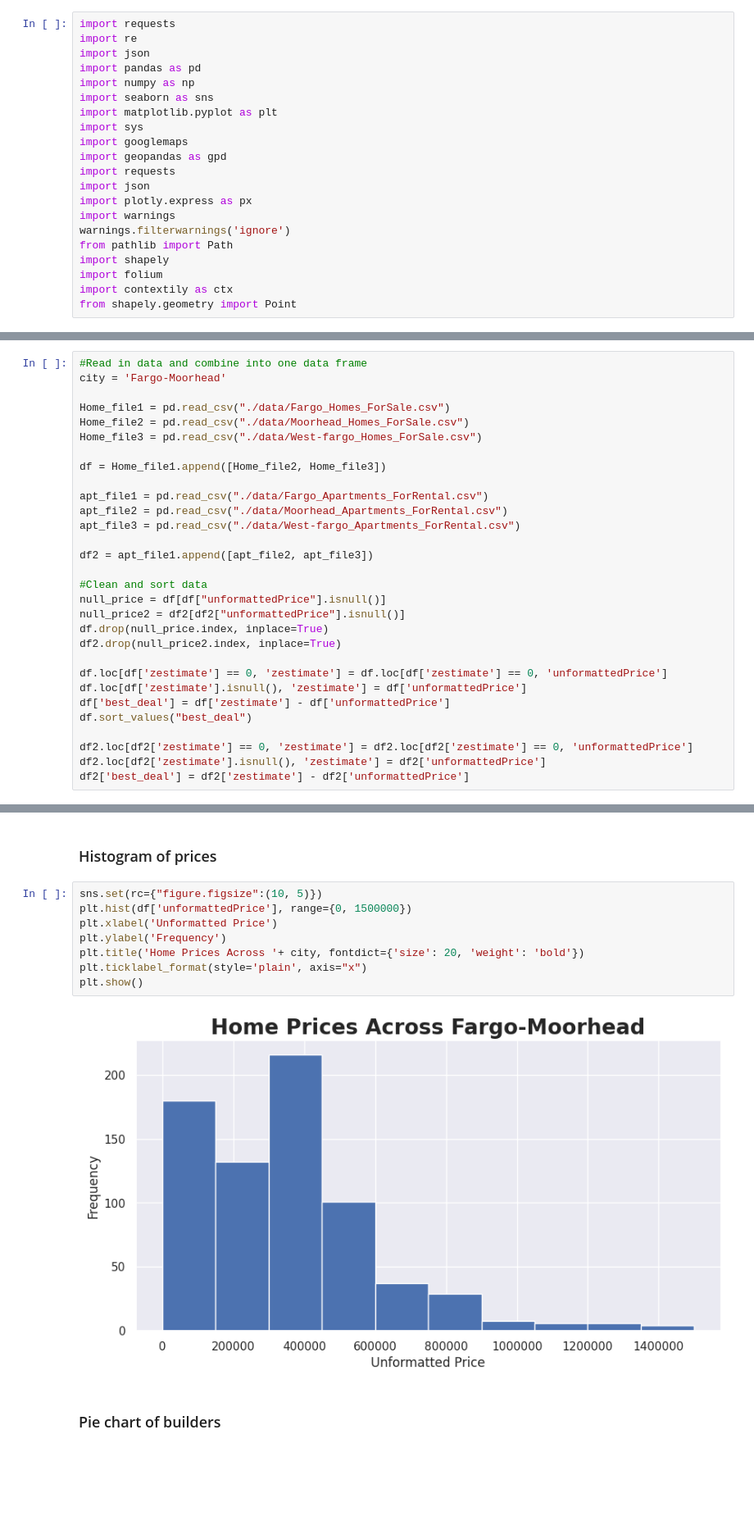
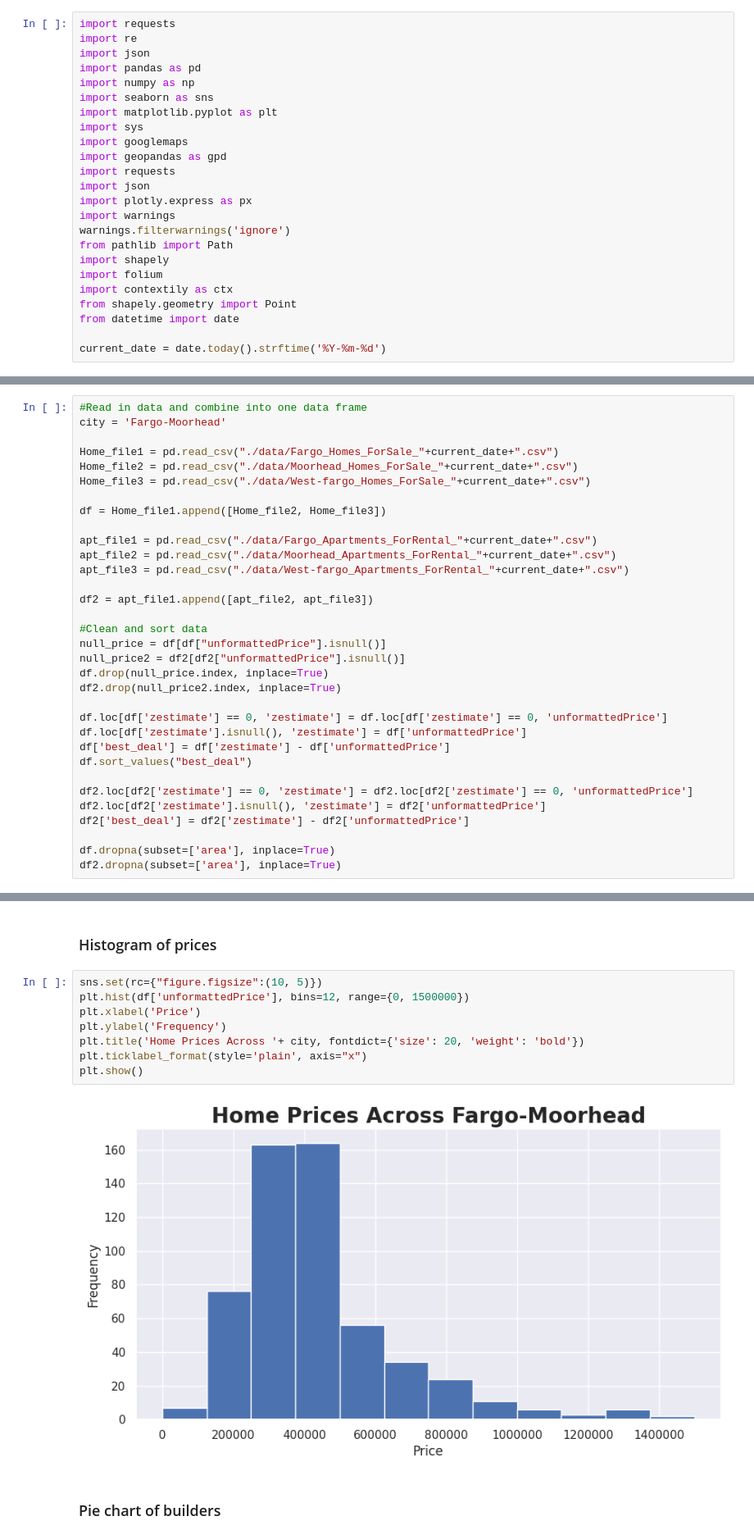
Before and after one commit to Dylanbbenson/Real_Estate_Data_Analysis, a Jupyter notebook: FM_Real_Estate_Analysis.ipynb, the cells around one changed output, grey strips where cells are left out. Shown at 82% size. Cells and saved outputs as stored; diff of their text form; blank space fills up the shorter version.

```diff
--- a/FM_Real_Estate_Analysis.ipynb
+++ b/FM_Real_Estate_Analysis.ipynb
@@ -19,6 +19,9 @@ import shapely
 import folium
 import contextily as ctx
 from shapely.geometry import Point
+from datetime import date
+
+current_date = date.today().strftime('%Y-%m-%d')
 # %% [markdown]
 ## Get and read in data
 # %%
@@ -46,15 +55,15 @@ Error: The City or State entered could not be found.
 #Read in data and combine into one data frame
 city = 'Fargo-Moorhead'
 
-Home_file1 = pd.read_csv("./data/Fargo_Homes_ForSale.csv")
-Home_file2 = pd.read_csv("./data/Moorhead_Homes_ForSale.csv")
-Home_file3 = pd.read_csv("./data/West-fargo_Homes_ForSale.csv")
+Home_file1 = pd.read_csv("./data/Fargo_Homes_ForSale_"+current_date+".csv")
+Home_file2 = pd.read_csv("./data/Moorhead_Homes_ForSale_"+current_date+".csv")
+Home_file3 = pd.read_csv("./data/West-fargo_Homes_ForSale_"+current_date+".csv")
 
 df = Home_file1.append([Home_file2, Home_file3])
 
-apt_file1 = pd.read_csv("./data/Fargo_Apartments_ForRental.csv")
-apt_file2 = pd.read_csv("./data/Moorhead_Apartments_ForRental.csv")
-apt_file3 = pd.read_csv("./data/West-fargo_Apartments_ForRental.csv")
+apt_file1 = pd.read_csv("./data/Fargo_Apartments_ForRental_"+current_date+".csv")
+apt_file2 = pd.read_csv("./data/Moorhead_Apartments_ForRental_"+current_date+".csv")
+apt_file3 = pd.read_csv("./data/West-fargo_Apartments_ForRental_"+current_date+".csv")
 
 df2 = apt_file1.append([apt_file2, apt_file3])
 
@@ -72,4 +81,7 @@ df.sort_values("best_deal")
 df2.loc[df2['zestimate'] == 0, 'zestimate'] = df2.loc[df2['zestimate'] == 0, 'unformattedPrice']
 df2.loc[df2['zestimate'].isnull(), 'zestimate'] = df2['unformattedPrice']
 df2['best_deal'] = df2['zestimate'] - df2['unformattedPrice']
+
+df.dropna(subset=['area'], inplace=True)
+df2.dropna(subset=['area'], inplace=True)
 # %%
@@ -189,14 +227,14 @@ Most Expensive House in Fargo-Moorhead:
 ### Histogram of prices
 # %%
 sns.set(rc={"figure.figsize":(10, 5)})
-plt.hist(df['unformattedPrice'], range={0, 1500000})
-plt.xlabel('Unformatted Price')
+plt.hist(df['unformattedPrice'], bins=12, range={0, 1500000})
+plt.xlabel('Price')
 plt.ylabel('Frequency')
 plt.title('Home Prices Across '+ city, fontdict={'size': 20, 'weight': 'bold'})
 plt.ticklabel_format(style='plain', axis="x")
 plt.show()
 # %% [output]
-[figure, old version]
+[figure, new version]
 # %% [markdown]
 ### Pie chart of builders
 # %%
```
Also changed, not shown: parts of 22 cells of this notebook, 2 other files.
